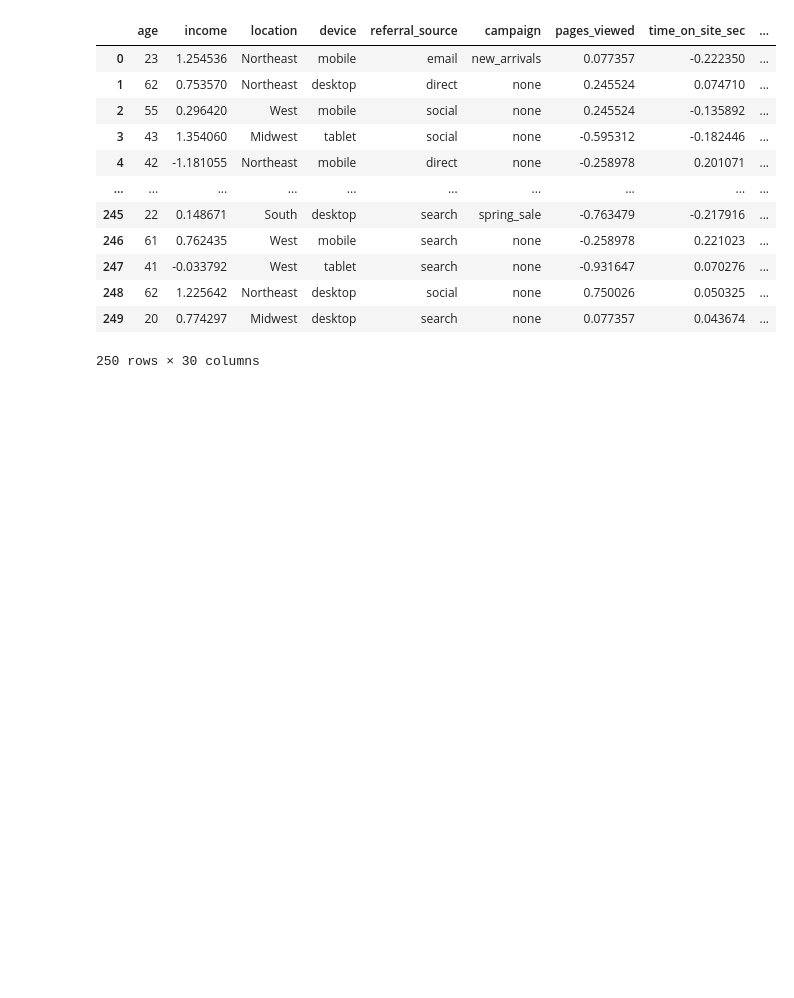
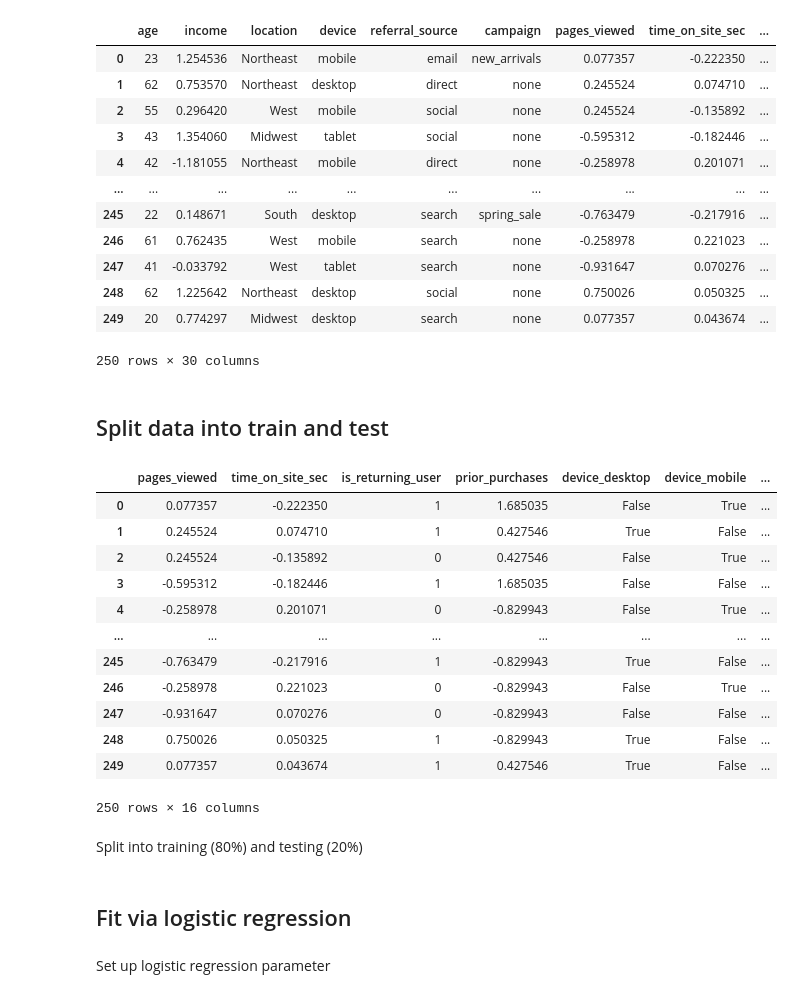
Before and after one commit to bertiewooster/purchase_ml_model, a Jupyter notebook: purchase.ipynb, the cells around one changed output. Saved outputs shown, nothing was run; the diff lists cells and outputs as text; code cells hidden in the pictures; blank space fills up the shorter version.

Commit message:
Fit via logistic regression, determine most important features

```diff
--- a/purchase.ipynb
+++ b/purchase.ipynb
@@ -118,7 +122,8 @@ def one_hot(df, cols):
         df = pd.concat([df, dummies], axis=1)
     return df
 # %%
-one_hot(df, ["location", "device", "referral_source", "campaign"])
+df = one_hot(df, ["location", "device", "referral_source", "campaign"])
+df
 # %% [output]
 |  | age | income | location | device | referral_source | campaign | pages_viewed | time_on_site_sec | ... |
 | 0 | 23 | 1.254536 | Northeast | mobile | email | new_arrivals | 0.077357 | -0.222350 | ... |
@@ -133,3 +138,27 @@ one_hot(df, ["location", "device", "referral_source", "campaign"])
 | 248 | 62 | 1.225642 | Northeast | desktop | social | none | 0.750026 | 0.050325 | ... |
 | 249 | 20 | 0.774297 | Midwest | desktop | search | none | 0.077357 | 0.043674 | ... |
 250 rows × 30 columns
+# %% [markdown]
+## Split data into train and test
+# %%
+colsFeature = ("pages_viewed", "time_on_site_sec", "is_returning_user", "prior_purchases", "device_", "referral_source_", "campaign_")
+X = df[df.columns[df.columns.str.startswith(tuple(colsFeature))]]
+y = df["purchased"]       # column to be predicted
+# %%
+X
+# %% [output]
+|  | pages_viewed | time_on_site_sec | is_returning_user | prior_purchases | device_desktop | device_mobile | ... |
+| 0 | 0.077357 | -0.222350 | 1 | 1.685035 | False | True | ... |
+| 1 | 0.245524 | 0.074710 | 1 | 0.427546 | True | False | ... |
+| 2 | 0.245524 | -0.135892 | 0 | 0.427546 | False | True | ... |
+| 3 | -0.595312 | -0.182446 | 1 | 1.685035 | False | False | ... |
+| 4 | -0.258978 | 0.201071 | 0 | -0.829943 | False | True | ... |
+| ... | ... | ... | ... | ... | ... | ... | ... |
+| 245 | -0.763479 | -0.217916 | 1 | -0.829943 | True | False | ... |
+| 246 | -0.258978 | 0.221023 | 0 | -0.829943 | False | True | ... |
+| 247 | -0.931647 | 0.070276 | 0 | -0.829943 | False | False | ... |
+| 248 | 0.750026 | 0.050325 | 1 | -0.829943 | True | False | ... |
+| 249 | 0.077357 | 0.043674 | 1 | 0.427546 | True | False | ... |
+250 rows × 16 columns
+# %% [markdown]
+Split into training (80%) and testing (20%)
@@ -135,0 +167,4 @@ one_hot(df, ["location", "device", "referral_source", "campaign"])
+# %% [markdown]
+## Fit via logistic regression
+# %% [markdown]
+Set up logistic regression parameter
```
Also changed, not shown: parts of 12 cells of this notebook.
